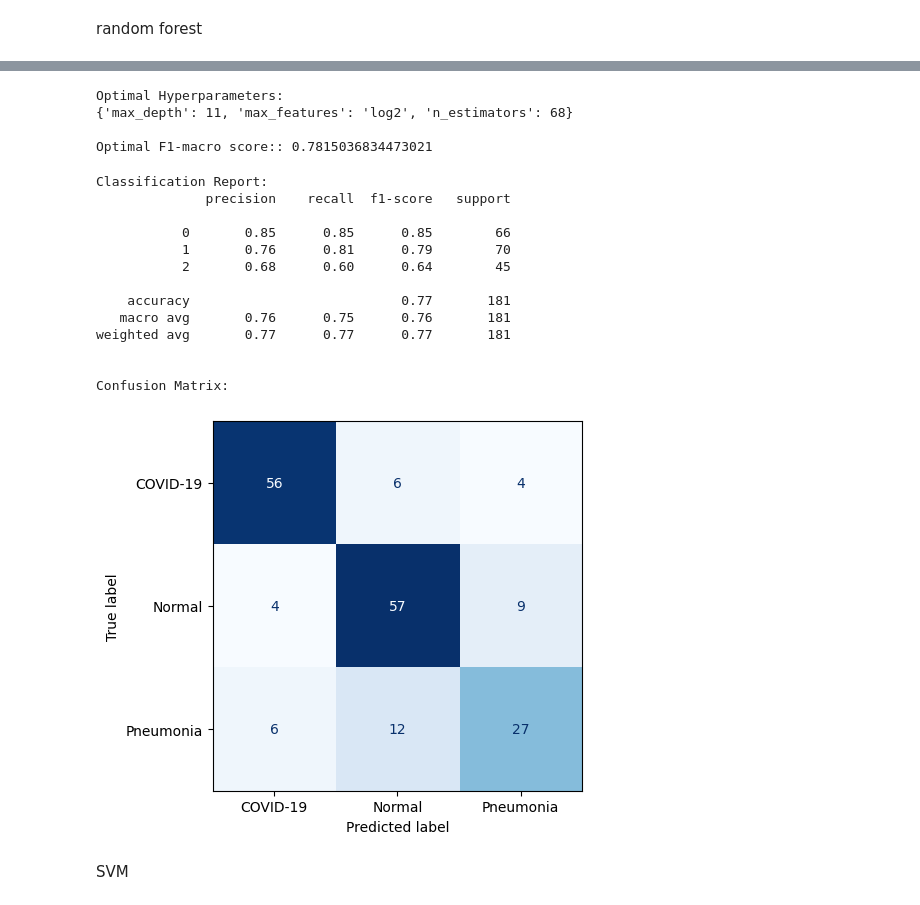
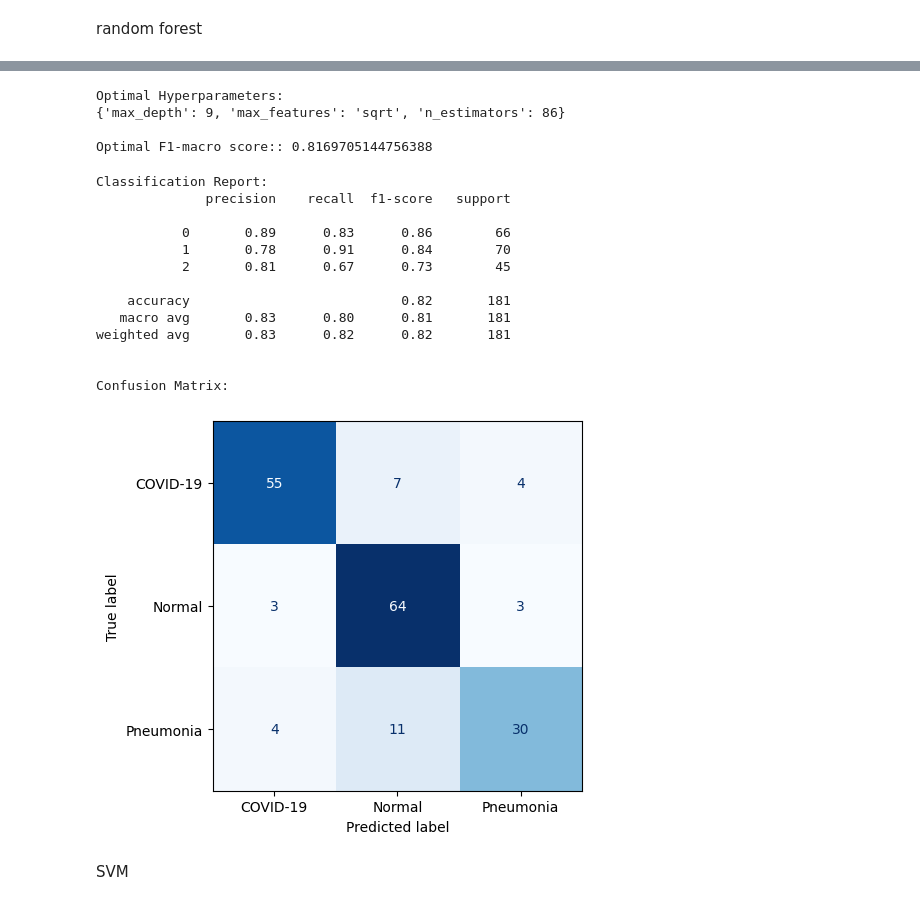
Before and after one commit to bdog18/ChestXRayClassifier, a Jupyter notebook: main.ipynb, the cells around one changed output, grey strips where cells are left out. Saved outputs shown, nothing was run; the diff lists cells and outputs as text; code cells hidden in the pictures.

```diff
--- a/main.ipynb
+++ b/main.ipynb
@@ -444,9 +442,9 @@ Confusion Matrix:
 rf = RandomForestClassifier(random_state=42)
 
 param_grid = {
-    'max_depth': range(5, 51, 2),
+    'max_depth': range(5, 51),
     'max_features': ['sqrt', 'log2'],
-    'n_estimators': range(50, 151, 2)
+    'n_estimators': range(50, 151)
 }
 
 grid_search = GridSearchCV(
@@ -465,47 +463,47 @@ print(grid_search.best_params_)
 print(f"\nOptimal F1-macro score:: {grid_search.best_score_}")
 # %% [output]
 Optimal Hyperparameters:
-{'max_depth': 11, 'max_features': 'log2', 'n_estimators': 68}
+{'max_depth': 9, 'max_features': 'sqrt', 'n_estimators': 86}
 
-Optimal F1-macro score:: 0.7815036834473021
+Optimal F1-macro score:: 0.8169705144756388
 # %%
-rf = RandomForestClassifier(n_estimators=68,
-                            max_depth=11,
-                            max_features='sqrt',
+rf = RandomForestClassifier(n_estimators=grid_search.best_params_['n_estimators'],
+                            max_depth=grid_search.best_params_['max_depth'],
+                            max_features=grid_search.best_params_['max_features'],
                             random_state=42)
 
 # Train the classifier
 rf.fit(X_train, y_train)
 
 # Make predictions
 y_pred = rf.predict(X_test)
 
 print("\nClassification Report:")
 print(classification_report(y_test, y_pred))
 
 
 print("\nConfusion Matrix:")
 ConfusionMatrixDisplay.from_predictions(y_true= y_test,
                                         y_pred= y_pred,
                                         display_labels=label_map.values(),
                                         cmap=plt.cm.Blues,
                                         colorbar=False)
 plt.show()
 # %% [output]
 Classification Report:
               precision    recall  f1-score   support
 
-           0       0.85      0.85      0.85        66
-           1       0.76      0.81      0.79        70
-           2       0.68      0.60      0.64        45
+           0       0.89      0.83      0.86        66
+           1       0.78      0.91      0.84        70
+           2       0.81      0.67      0.73        45
 
-    accuracy                           0.77       181
-   macro avg       0.76      0.75      0.76       181
-weighted avg       0.77      0.77      0.77       181
+    accuracy                           0.82       181
+   macro avg       0.83      0.80      0.81       181
+weighted avg       0.83      0.82      0.82       181
 
 
 Confusion Matrix:
-[figure, old version]
+[figure, new version]
 # %% [markdown]
 SVM
 # %%
```
Also changed, not shown: parts of 7 cells of this notebook.
